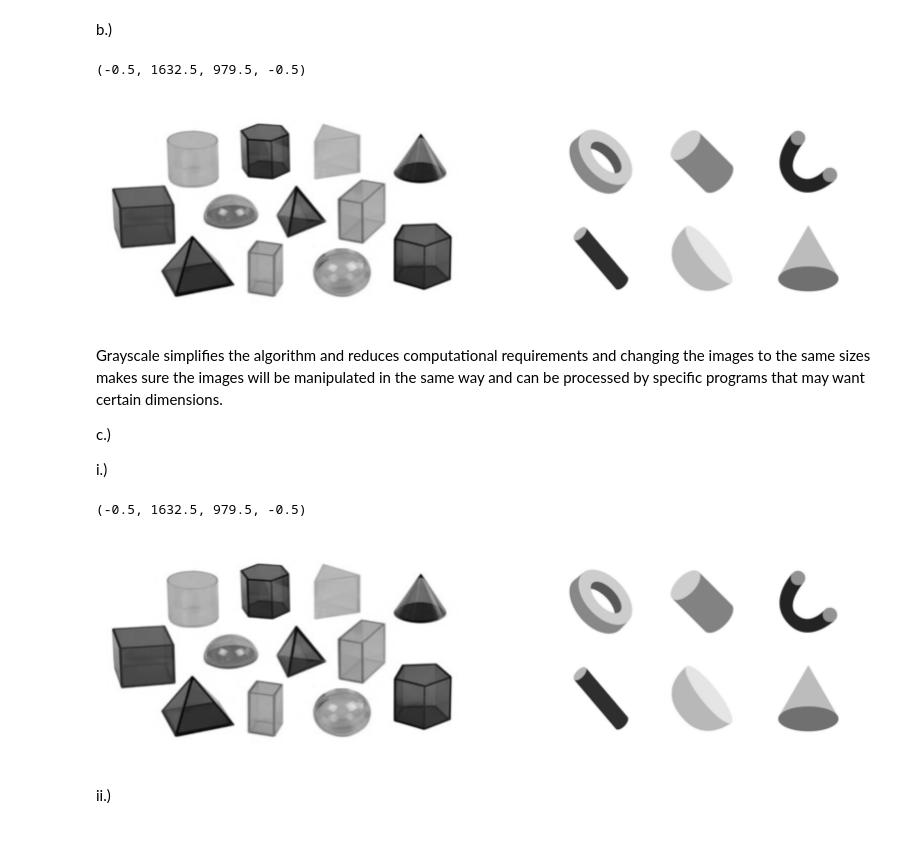
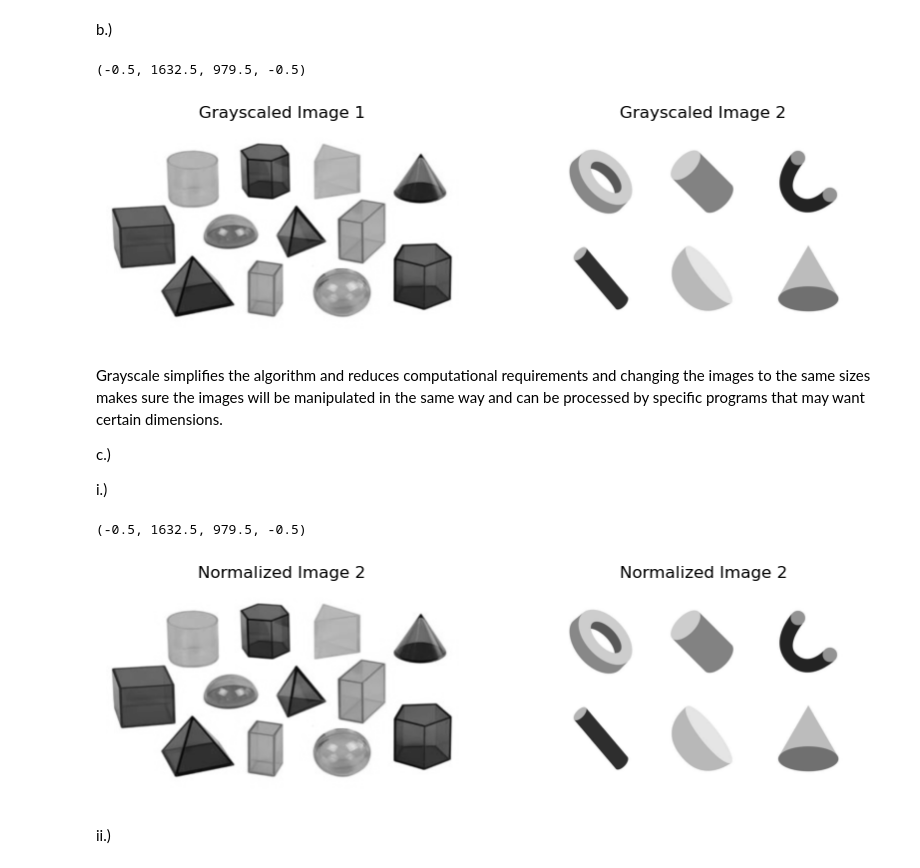
Before and after one commit to DamodarE/Fall-2023-Internship-Work, a Jupyter notebook: Preprocessing.ipynb, the cells around one changed output. Cells and saved outputs as stored; diff of their text form; code cells hidden in the pictures; blank space fills up the shorter version.

```diff
--- a/Preprocessing.ipynb
+++ b/Preprocessing.ipynb
@@ -40,20 +40,22 @@ b.)
 # %%
 img1 = cv2.resize(img1, (img2.shape[1], img2.shape[0]))
 gray_image1 = cv2.cvtColor(img1, cv2.COLOR_RGB2GRAY)
 gray_image2 = cv2.cvtColor(img2, cv2.COLOR_RGB2GRAY)
 
 fig = plt.figure(figsize=(10, 10))
 
 fig.add_subplot(2, 2, 1)
 plt.imshow(gray_image1, cmap = 'gray')
+plt.title("Grayscaled Image 1")
 plt.axis('off')
 
 fig.add_subplot(2, 2, 2)
 plt.imshow(gray_image2, cmap = 'gray')
+plt.title("Grayscaled Image 2")
 plt.axis('off')
 # %% [output]
 (-0.5, 1632.5, 979.5, -0.5)
-[figure, old version]
+[figure, new version]
 # %% [markdown]
 Grayscale simplifies the algorithm and reduces computational requirements and changing the images to the same sizes makes sure the images will be manipulated in the same way and can be processed by specific programs that may want certain dimensions.
 
@@ -68,14 +70,16 @@ fig = plt.figure(figsize=(10, 10))
 
 fig.add_subplot(2, 2, 1)
 plt.imshow(img1, cmap= 'gray')
+plt.title("Normalized Image 2")
 plt.axis('off')
 
 fig.add_subplot(2, 2, 2)
 plt.imshow(img2, cmap= 'gray')
+plt.title("Normalized Image 2")
 plt.axis('off')
 # %% [output]
 (-0.5, 1632.5, 979.5, -0.5)
-[figure, old version]
+[figure, new version]
 # %% [markdown]
 ii.)
 # %%
```
Also changed, not shown: parts of 6 cells of this notebook.
